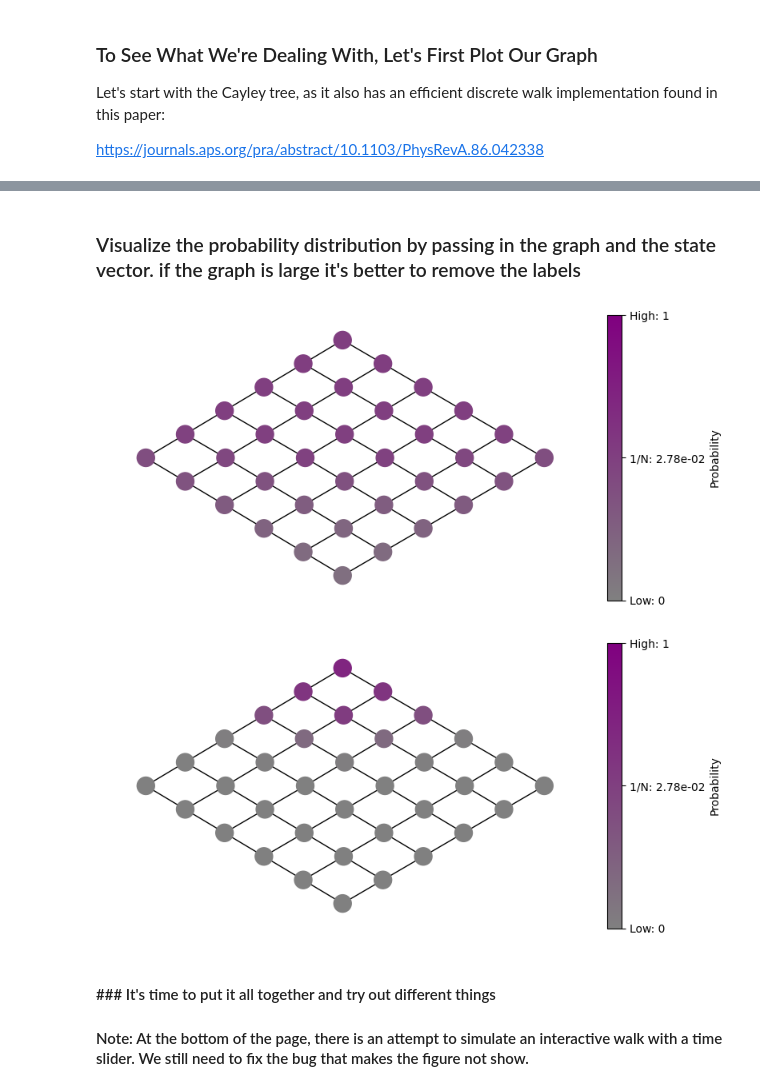
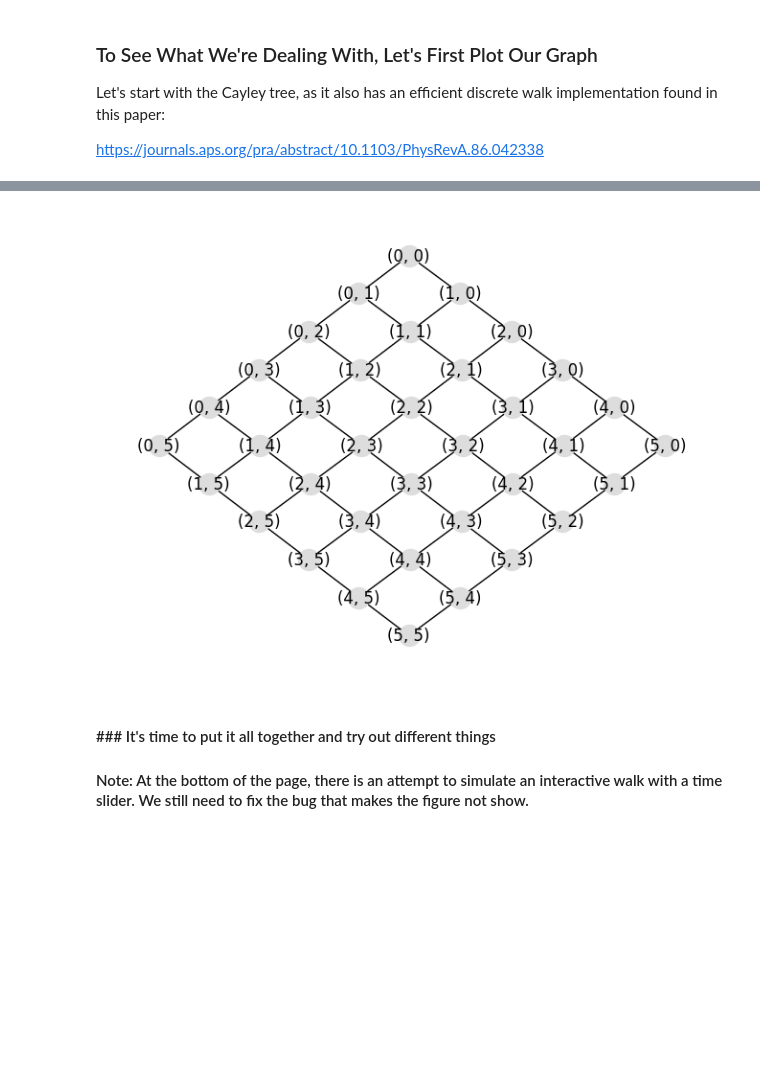
Before and after one commit to YuvalShemla/quantum_walk_implementations, a Jupyter notebook: qwalk_simulator.ipynb, the cells around one changed output, grey strips where cells are left out. Cells and saved outputs as stored; diff of their text form; code cells hidden in the pictures; blank space fills up the shorter version.

```diff
--- a/qwalk_simulator.ipynb
+++ b/qwalk_simulator.ipynb
@@ -119,15 +55,13 @@ Node 36: 0.0000
-# %% [markdown]
-### Visualize the probability distribution by passing in the graph and the state vector. if the graph is large it's better to remove the labels
-# %%
-#Classical
-visualize_probabilities(graph, prob_classical, labels=False)
-# %% [output]
-[figure, removed]
-# %%
-#Quantum
-visualize_probabilities(graph, prob_quantum, labels=False)
-# %% [output]
-[figure, removed]
+# %%
+import networkx as nx
+import matplotlib.pyplot as plt
+import numpy as np
+
+
+graph = G3
+plot_graph(graph, labels=True)
+# %% [output]
+[figure, added]
 # %% [markdown]
 #### ### It's time to put it all together and try out different things
 #### Note: At the bottom of the page, there is an attempt to simulate an interactive walk with a time slider. We still need to fix the bug that makes the figure not show.
```
Also changed, not shown: parts of 21 cells of this notebook.
